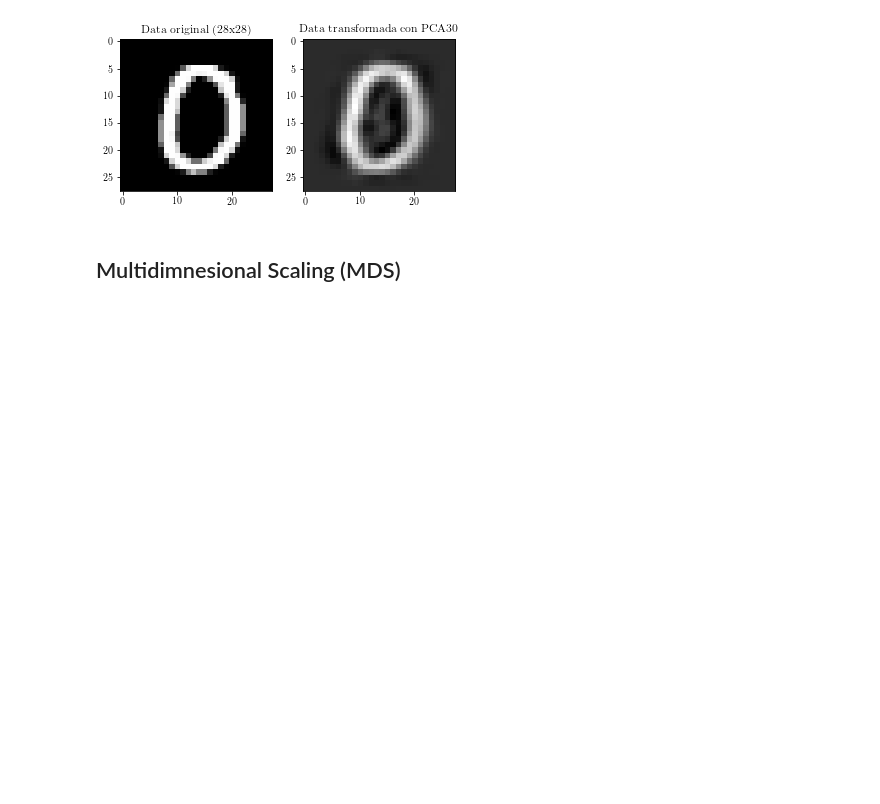
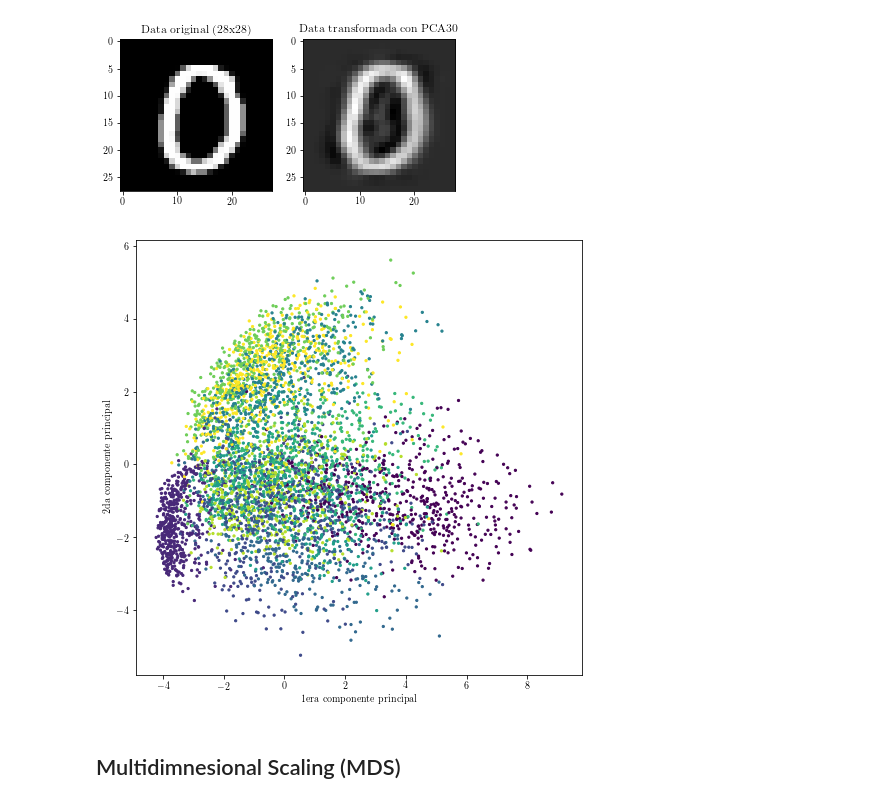
Before and after one commit to facusapienza21/dimensionality-reduction, a Jupyter notebook: Dimensionality_reduction_example.ipynb, the cells around one changed output. Cells and saved outputs as stored; diff of their text form; code cells hidden in the pictures; blank space fills up the shorter version.

```diff
--- a/Dimensionality_reduction_example.ipynb
+++ b/Dimensionality_reduction_example.ipynb
@@ -51,6 +51,15 @@ for i in range(10):
 [figure]
 [figure]
 [figure]
+# %%
+plt.close()
+plt.figure(figsize=(8,8))
+plt.scatter(data[:,0], data[:,1], c=labels_MNIST, s=5)
+plt.xlabel('1era componente principal')
+plt.ylabel('2da componente principal')
+plt.show()
+# %% [output]
+[figure, added]
 # %% [markdown]
 ## Multidimnesional Scaling (MDS)
 # %%
```
